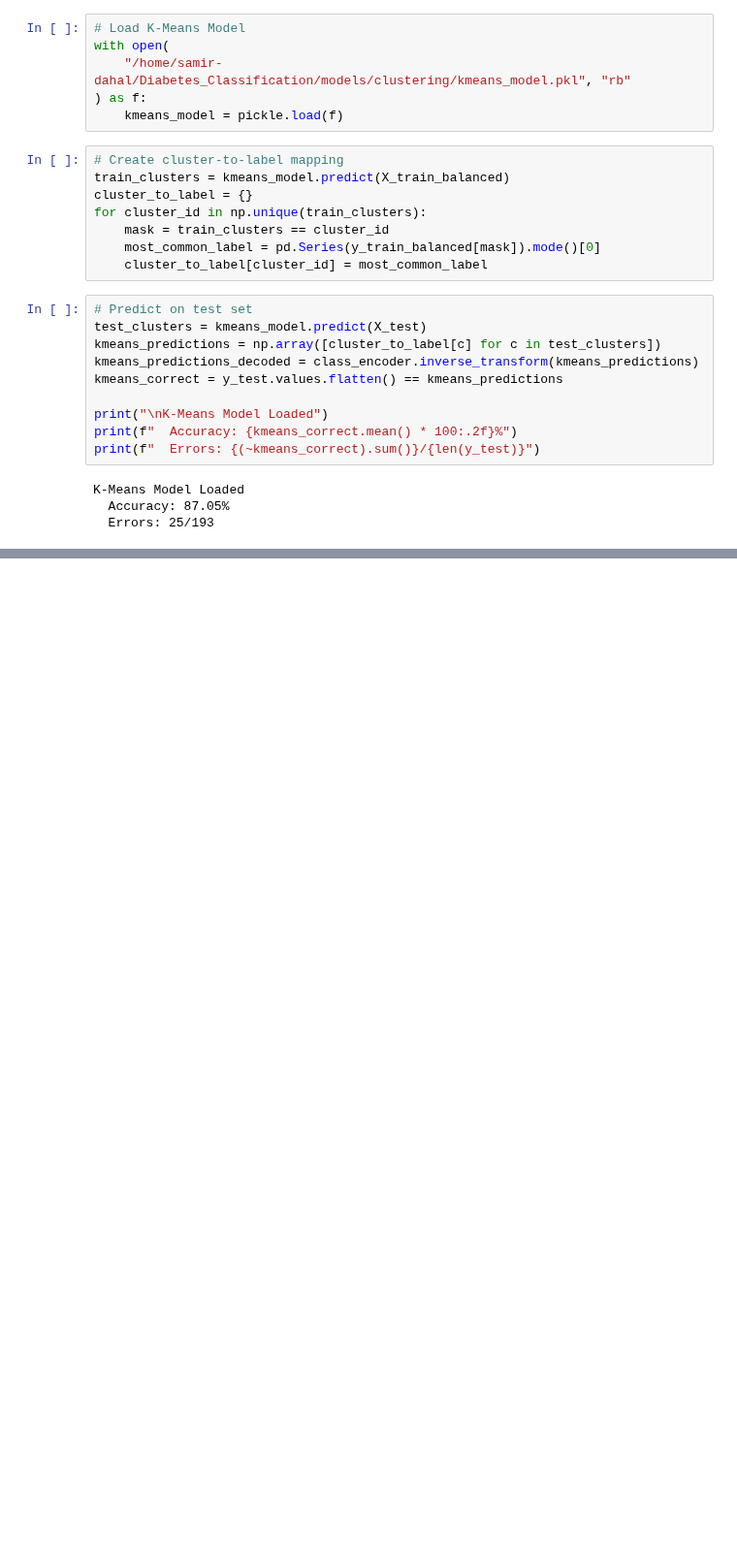
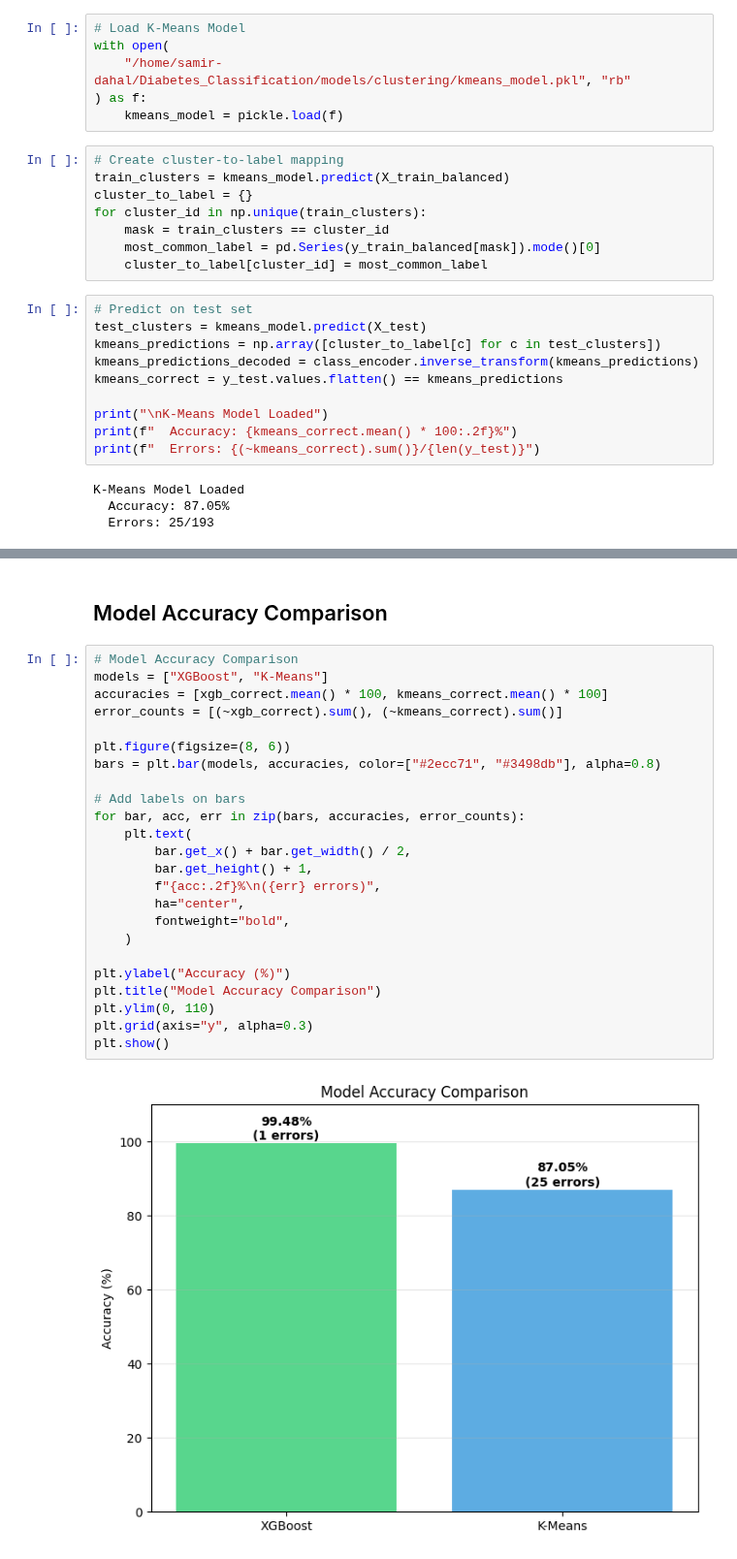
Before and after one commit to samirdahal888/Diabetes_Classification, a Jupyter notebook: notebooks/error_analysis/error_analysis.ipynb, the cells around one changed output, grey strips where cells are left out. Shown at 97% size. Saved outputs shown, nothing was run; the diff lists cells and outputs as text; blank space fills up the shorter version.

```diff
--- a/notebooks/error_analysis/error_analysis.ipynb
+++ b/notebooks/error_analysis/error_analysis.ipynb
@@ -80,0 +134,28 @@ K-Means Model Loaded
+# %% [markdown]
+## Model Accuracy Comparison
+# %%
+# Model Accuracy Comparison
+models = ["XGBoost", "K-Means"]
+accuracies = [xgb_correct.mean() * 100, kmeans_correct.mean() * 100]
+error_counts = [(~xgb_correct).sum(), (~kmeans_correct).sum()]
+
+plt.figure(figsize=(8, 6))
+bars = plt.bar(models, accuracies, color=["#2ecc71", "#3498db"], alpha=0.8)
+
+# Add labels on bars
+for bar, acc, err in zip(bars, accuracies, error_counts):
+    plt.text(
+        bar.get_x() + bar.get_width() / 2,
+        bar.get_height() + 1,
+        f"{acc:.2f}%\n({err} errors)",
+        ha="center",
+        fontweight="bold",
+    )
+
+plt.ylabel("Accuracy (%)")
+plt.title("Model Accuracy Comparison")
+plt.ylim(0, 110)
+plt.grid(axis="y", alpha=0.3)
+plt.show()
+# %% [output]
+[figure, added]
```
Also changed, not shown: parts of 4 cells of this notebook.
